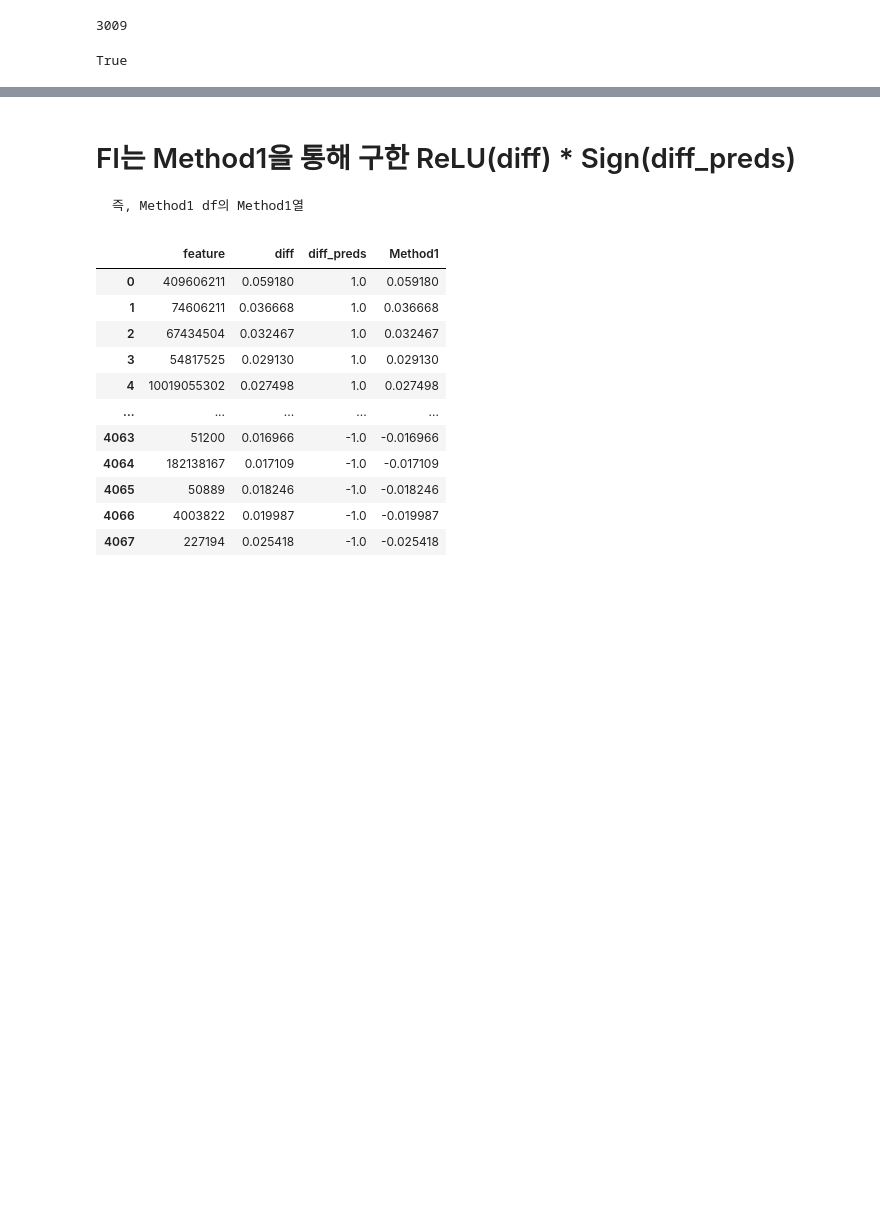
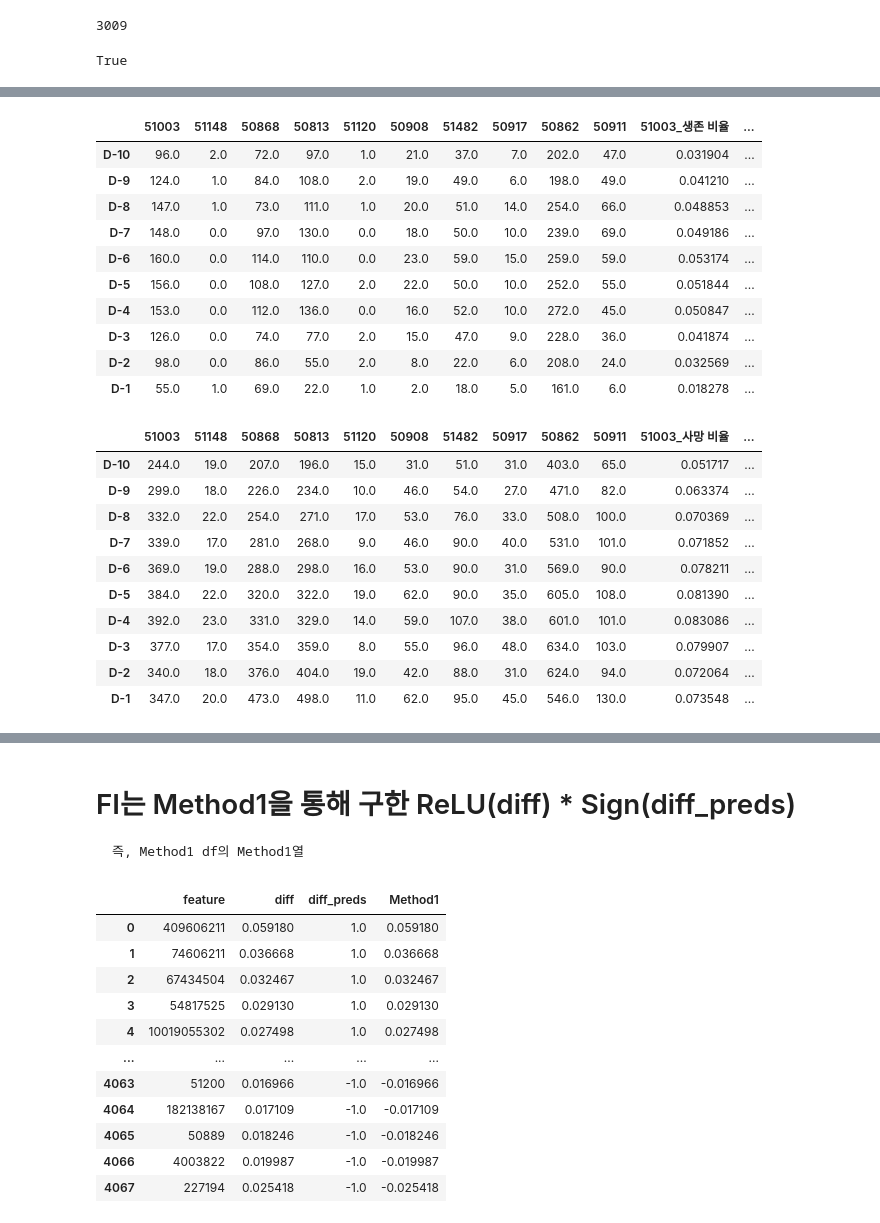
Before and after one commit to GaYounKoh/DSML_re, a Jupyter notebook: [2 again] Method1, df_all, ReLU, Sign정리 및 그래프까지.ipynb, the cells around one changed output, grey strips where cells are left out. Saved outputs shown, nothing was run; the diff lists cells and outputs as text; code cells hidden in the pictures; blank space fills up the shorter version.

```diff
--- a/[2 again] Method1, df_all, ReLU, Sign정리 및 그래프까지.ipynb
+++ b/[2 again] Method1, df_all, ReLU, Sign정리 및 그래프까지.ipynb
@@ -286,0 +373,18 @@ True
+# %%
+# 사망자 4718명의 D-10 ~ D-1 feature 별 abnormal sum
+x_dead = x[dead_idx[0], :, :]
+
+result2 = []
+for i in lab_top_idx:
+    for j in range(10):
+        result2.append(x_dead[:,j,i].sum()) # item 별, day 별 합
+
+result2 = np.array(result2) # 1차원
+result2 = result2.reshape(10,-1) # 2차원
+df_lab_top_res2 = pd.DataFrame(result2)
+df_lab_top_res2.columns = [f'D-{i}' for i in range(10, 0, -1)]
+df_lab_top_res2.index = lab_top
+
+
+for i in lab_top:
+    df_lab_top_res2.loc[f'{i}_사망 비율'] = df_lab_top_res2.loc[i]/x_dead.shape[0]
@@ -286,0 +395,26 @@ True
+# %%
+df_lab_top_res_trans
+df_lab_top_res2_trans
+# %% [output]
+|  | 51003 | 51148 | 50868 | 50813 | 51120 | 50908 | 51482 | 50917 | 50862 | 50911 | 51003_생존 비율 | ... |
+| D-10 | 96.0 | 2.0 | 72.0 | 97.0 | 1.0 | 21.0 | 37.0 | 7.0 | 202.0 | 47.0 | 0.031904 | ... |
+| D-9 | 124.0 | 1.0 | 84.0 | 108.0 | 2.0 | 19.0 | 49.0 | 6.0 | 198.0 | 49.0 | 0.041210 | ... |
+| D-8 | 147.0 | 1.0 | 73.0 | 111.0 | 1.0 | 20.0 | 51.0 | 14.0 | 254.0 | 66.0 | 0.048853 | ... |
+| D-7 | 148.0 | 0.0 | 97.0 | 130.0 | 0.0 | 18.0 | 50.0 | 10.0 | 239.0 | 69.0 | 0.049186 | ... |
+| D-6 | 160.0 | 0.0 | 114.0 | 110.0 | 0.0 | 23.0 | 59.0 | 15.0 | 259.0 | 59.0 | 0.053174 | ... |
+| D-5 | 156.0 | 0.0 | 108.0 | 127.0 | 2.0 | 22.0 | 50.0 | 10.0 | 252.0 | 55.0 | 0.051844 | ... |
+| D-4 | 153.0 | 0.0 | 112.0 | 136.0 | 0.0 | 16.0 | 52.0 | 10.0 | 272.0 | 45.0 | 0.050847 | ... |
+| D-3 | 126.0 | 0.0 | 74.0 | 77.0 | 2.0 | 15.0 | 47.0 | 9.0 | 228.0 | 36.0 | 0.041874 | ... |
+| D-2 | 98.0 | 0.0 | 86.0 | 55.0 | 2.0 | 8.0 | 22.0 | 6.0 | 208.0 | 24.0 | 0.032569 | ... |
+| D-1 | 55.0 | 1.0 | 69.0 | 22.0 | 1.0 | 2.0 | 18.0 | 5.0 | 161.0 | 6.0 | 0.018278 | ... |
+|  | 51003 | 51148 | 50868 | 50813 | 51120 | 50908 | 51482 | 50917 | 50862 | 50911 | 51003_사망 비율 | ... |
+| D-10 | 244.0 | 19.0 | 207.0 | 196.0 | 15.0 | 31.0 | 51.0 | 31.0 | 403.0 | 65.0 | 0.051717 | ... |
+| D-9 | 299.0 | 18.0 | 226.0 | 234.0 | 10.0 | 46.0 | 54.0 | 27.0 | 471.0 | 82.0 | 0.063374 | ... |
+| D-8 | 332.0 | 22.0 | 254.0 | 271.0 | 17.0 | 53.0 | 76.0 | 33.0 | 508.0 | 100.0 | 0.070369 | ... |
+| D-7 | 339.0 | 17.0 | 281.0 | 268.0 | 9.0 | 46.0 | 90.0 | 40.0 | 531.0 | 101.0 | 0.071852 | ... |
+| D-6 | 369.0 | 19.0 | 288.0 | 298.0 | 16.0 | 53.0 | 90.0 | 31.0 | 569.0 | 90.0 | 0.078211 | ... |
+| D-5 | 384.0 | 22.0 | 320.0 | 322.0 | 19.0 | 62.0 | 90.0 | 35.0 | 605.0 | 108.0 | 0.081390 | ... |
+| D-4 | 392.0 | 23.0 | 331.0 | 329.0 | 14.0 | 59.0 | 107.0 | 38.0 | 601.0 | 101.0 | 0.083086 | ... |
+| D-3 | 377.0 | 17.0 | 354.0 | 359.0 | 8.0 | 55.0 | 96.0 | 48.0 | 634.0 | 103.0 | 0.079907 | ... |
+| D-2 | 340.0 | 18.0 | 376.0 | 404.0 | 19.0 | 42.0 | 88.0 | 31.0 | 624.0 | 94.0 | 0.072064 | ... |
+| D-1 | 347.0 | 20.0 | 473.0 | 498.0 | 11.0 | 62.0 | 95.0 | 45.0 | 546.0 | 130.0 | 0.073548 | ... |
```
Also changed, not shown: parts of 38 cells of this notebook.
